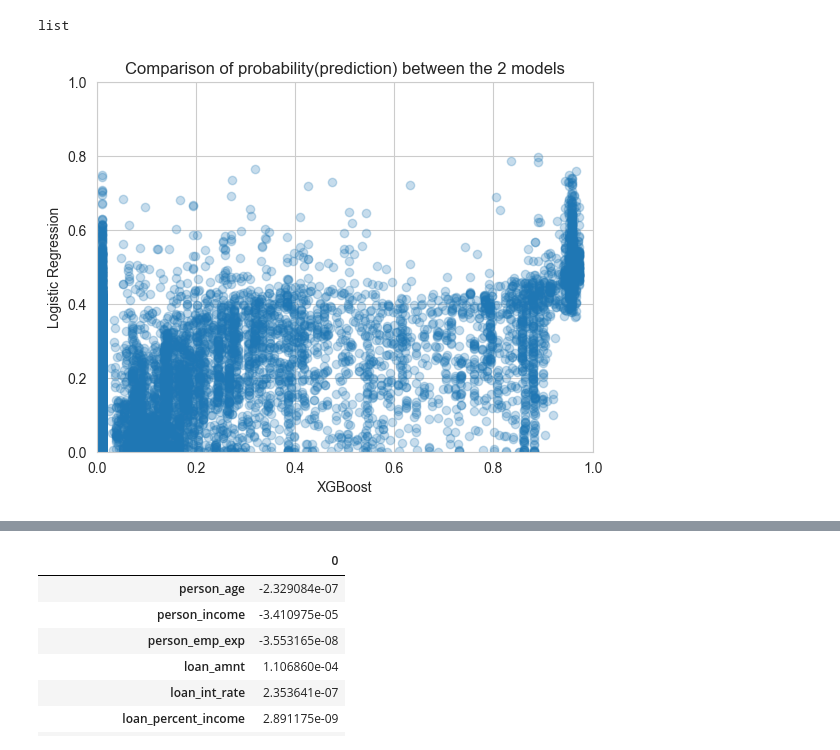
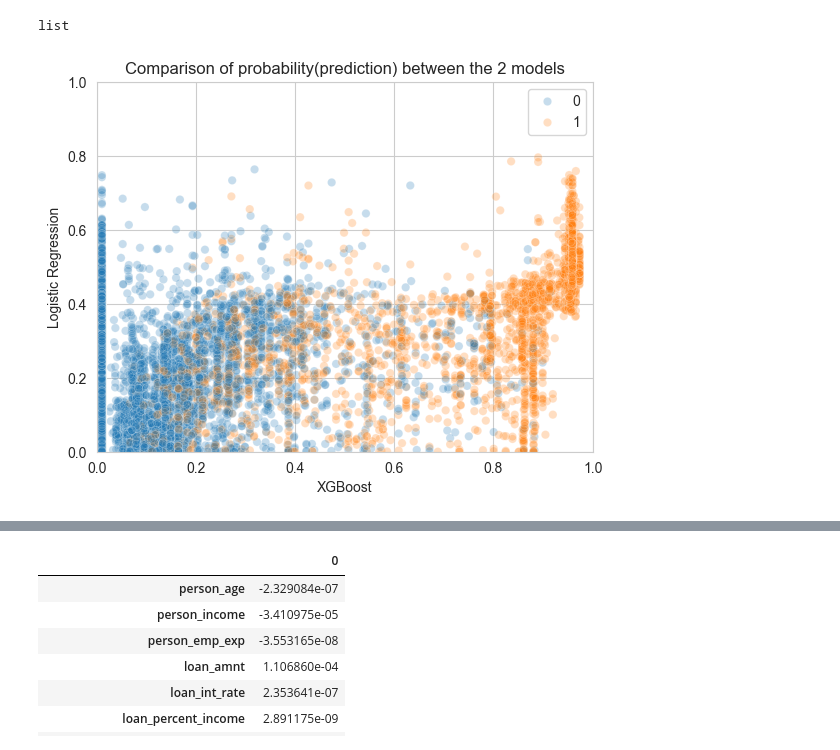
Before and after one commit to always-keep-trying/xgboost_loan_data, a Jupyter notebook: code/analysis_of_models.ipynb, the cells around one changed output, grey strips where cells are left out. Cells and saved outputs as stored; diff of their text form; code cells hidden in the pictures.

Commit message:
Adding more visualizations

```diff
--- a/code/analysis_of_models.ipynb
+++ b/code/analysis_of_models.ipynb
@@ -41,14 +37,19 @@ type(prediction_model2)
 # %% [output]
 list
 # %%
-plt.figure()
-
-plt.scatter(prediction_model1,prediction_model2,alpha=0.25)
+fig, ax = plt.subplots()
+sns.scatterplot(x=prediction_model1,y=prediction_model2,
+                alpha=0.25,
+                hue=M1.test_data[1].iloc[:,0].tolist())
 plt.xlabel("XGBoost")
 plt.ylabel("Logistic Regression")
 plt.xlim([0,1])
 plt.ylim([0,1])
 plt.title("Comparison of probability(prediction) between the 2 models")
+
+
+handles, labels = ax.get_legend_handles_labels()
+
 plt.show()
 # %% [output]
-[figure, old version]
+[figure, new version]
```
Also changed, not shown: parts of 11 cells of this notebook.
